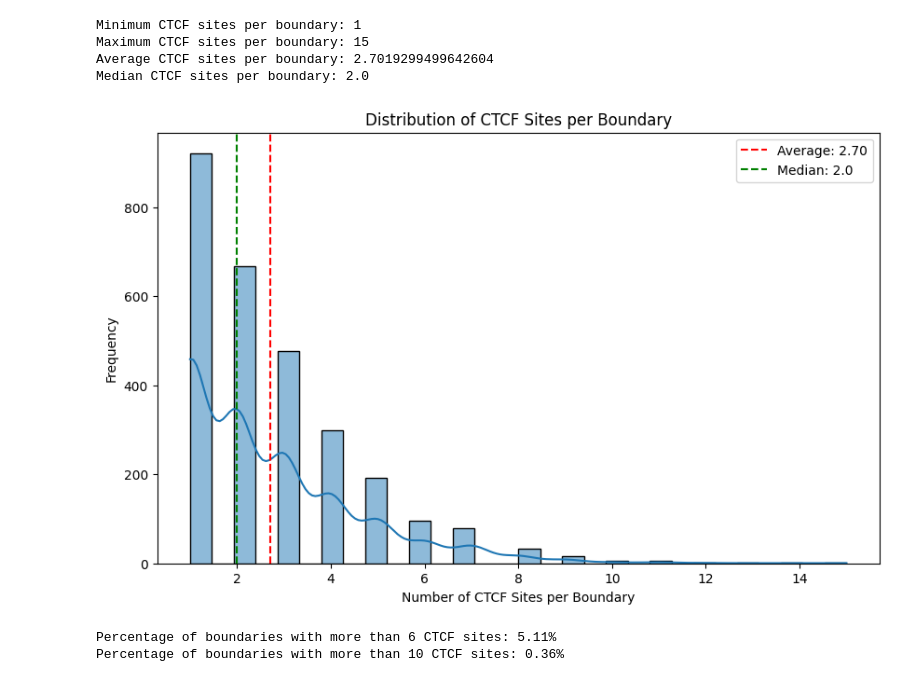
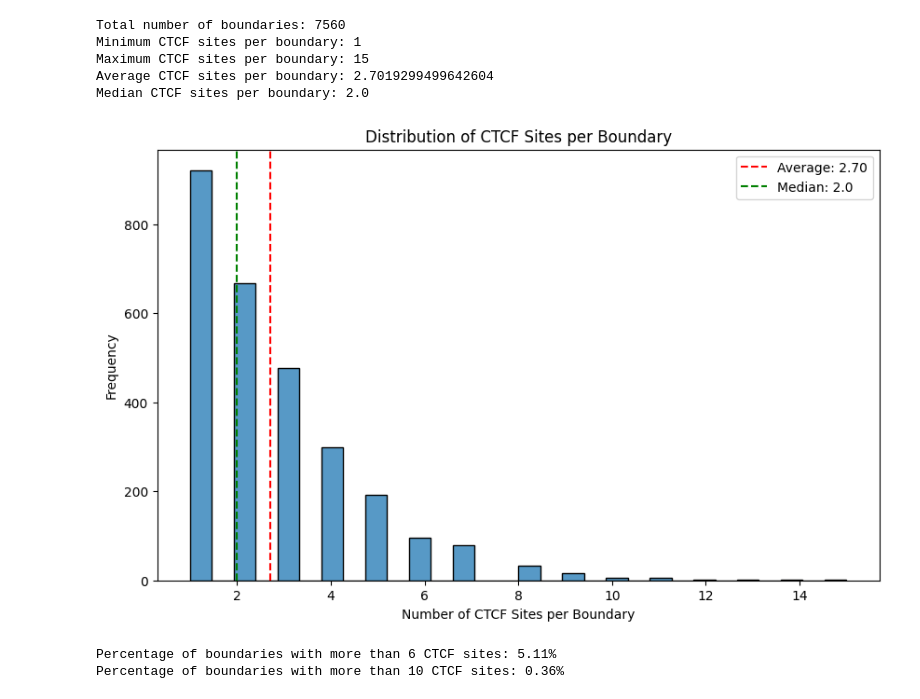
Before and after one commit to Fudenberg-Research-Group/akitaV2-analyses, a Jupyter notebook: experiments/virtual_insertion_number/analysis/number_per_boundary.ipynb, the cells around one changed output. Cells and saved outputs as stored; diff of their text form; code cells hidden in the pictures.

Commit message:
linting, polishing notebooks - number of inserts

```diff
--- a/experiments/virtual_insertion_number/analysis/number_per_boundary.ipynb
+++ b/experiments/virtual_insertion_number/analysis/number_per_boundary.ipynb
@@ -150,11 +129,13 @@ max_ctcf_sites = boundary_ctcf_counts.max()
 avg_ctcf_sites = boundary_ctcf_counts.mean()
 median_ctcf_sites = boundary_ctcf_counts.median()
 
+print(f"Total number of boundaries: {len(B_filtered_df)}")
 print(f"Minimum CTCF sites per boundary: {min_ctcf_sites}")
 print(f"Maximum CTCF sites per boundary: {max_ctcf_sites}")
 print(f"Average CTCF sites per boundary: {avg_ctcf_sites}")
 print(f"Median CTCF sites per boundary: {median_ctcf_sites}")
 # %% [output]
+Total number of boundaries: 7560
 Minimum CTCF sites per boundary: 1
 Maximum CTCF sites per boundary: 15
 Average CTCF sites per boundary: 2.7019299499642604
@@ -162,16 +143,16 @@ Median CTCF sites per boundary: 2.0
 # %%
 # Plot the distribution
 plt.figure(figsize=(10, 6))
-sns.histplot(boundary_ctcf_counts, bins=30, kde=True)
+sns.histplot(boundary_ctcf_counts, bins=30, kde=False)
 plt.title('Distribution of CTCF Sites per Boundary')
 plt.xlabel('Number of CTCF Sites per Boundary')
 plt.ylabel('Frequency')
 plt.axvline(avg_ctcf_sites, color='r', linestyle='--', label=f'Average: {avg_ctcf_sites:.2f}')
 plt.axvline(median_ctcf_sites, color='g', linestyle='--', label=f'Median: {median_ctcf_sites}')
 plt.legend()
 plt.show()
 # %% [output]
-[figure, old version]
+[figure, new version]
 # %%
 # Calculate the percentages
 total_boundaries = len(boundary_ctcf_counts)
@@ -180,9 +161,9 @@ more_than_10 = (boundary_ctcf_counts > 10).sum()
 
 percent_more_than_6 = (more_than_6 / total_boundaries) * 100
 percent_more_than_10 = (more_than_10 / total_boundaries) * 100
+
+print(f"Percentage of boundaries with more than 6 CTCF sites: {percent_more_than_6:.2f}%")
+print(f"Percentage of boundaries with more than 10 CTCF sites: {percent_more_than_10:.2f}%")
+# %% [output]
+Percentage of boundaries with more than 6 CTCF sites: 5.11%
+Percentage of boundaries with more than 10 CTCF sites: 0.36%
-# %%
-print(f"Percentage of boundaries with more than 6 CTCF sites: {percent_more_than_6:.2f}%")
-print(f"Percentage of boundaries with more than 10 CTCF sites: {percent_more_than_10:.2f}%")
-# %% [output]
-Percentage of boundaries with more than 6 CTCF sites: 5.11%
-Percentage of boundaries with more than 10 CTCF sites: 0.36%
```
Also changed, not shown: parts of 18 cells of this notebook, 5 other files.
